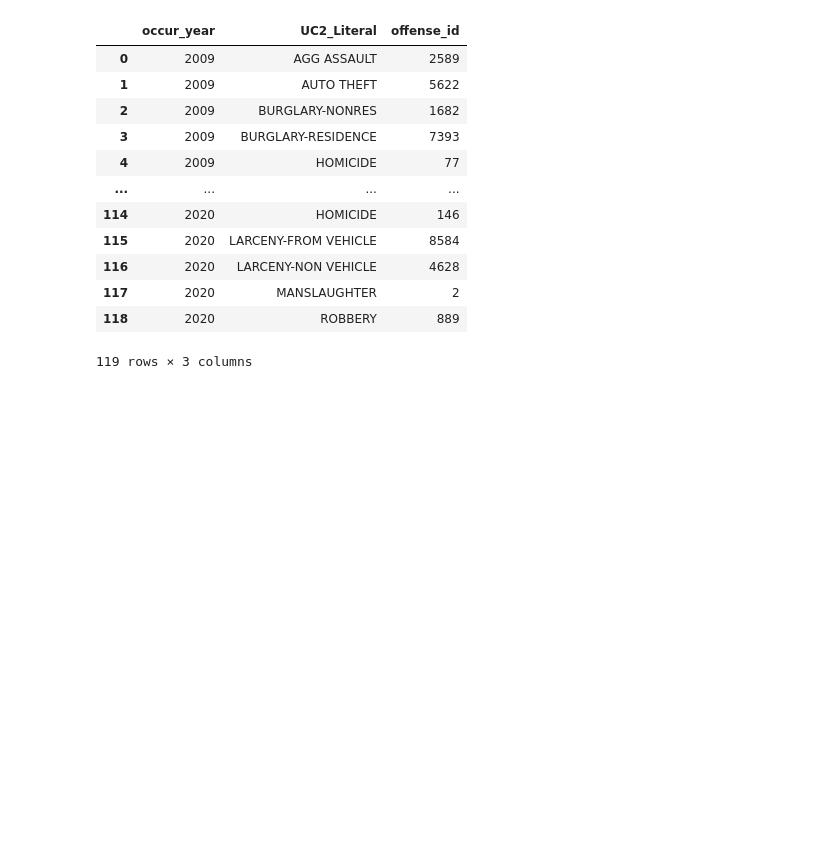
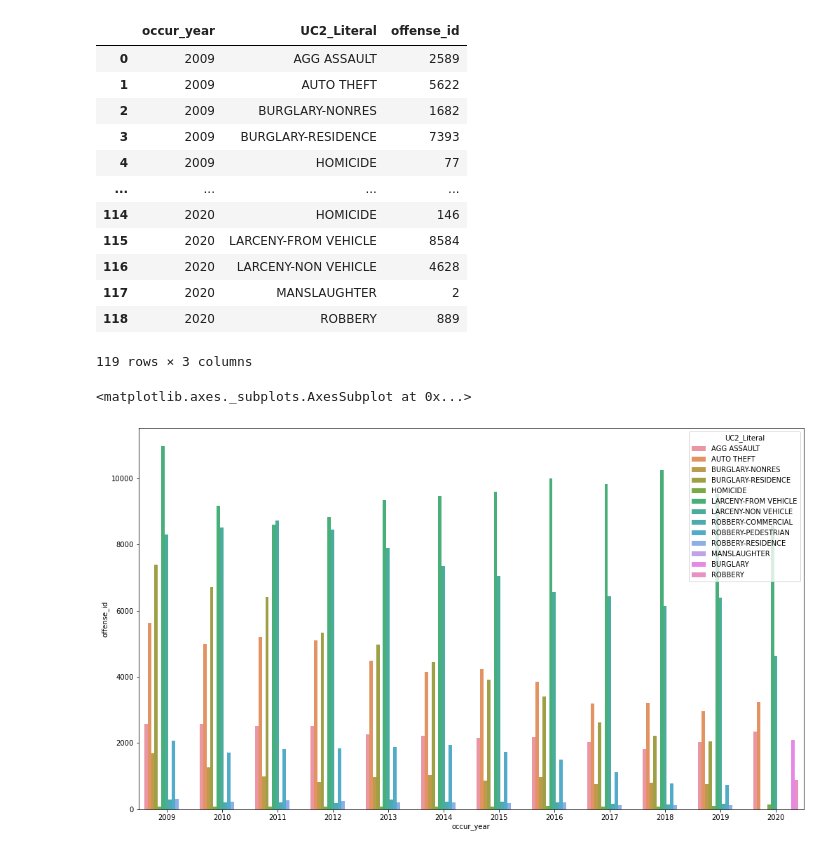
Before and after one commit to cayelsie/Crime-trends-in-Atlanta, a Jupyter notebook: Kelly/Kelly_crime_data.ipynb, the cells around one changed output. Cells and saved outputs as stored; diff of their text form; code cells hidden in the pictures; blank space fills up the shorter version.

Commit message:
Contains additional graphs with #crimes vs year/type and consolidation of dataframe headings so burglary and robbery classifications in 2009-2019 match 2020

```diff
--- a/Kelly/Kelly_crime_data.ipynb
+++ b/Kelly/Kelly_crime_data.ipynb
@@ -352,3 +355,14 @@ year_offense_df
 | 117 | 2020 | MANSLAUGHTER | 2 |
 | 118 | 2020 | ROBBERY | 889 |
 119 rows × 3 columns
+# %%
+#Plot figure of all years and types of crimes. Will likely be too large to use in presentation or be useful there
+
+#Use Matplotlib to set figure size first
+plt.figure(figsize=(17,10))
+
+#Plot with seaborn
+sns.barplot(x = 'occur_year', y = 'offense_id', hue = 'UC2_Literal', data = year_offense_df)
+# %% [output]
+<matplotlib.axes._subplots.AxesSubplot at 0x...>
+[figure, added]
```
Also changed, not shown: parts of 9 cells of this notebook.
